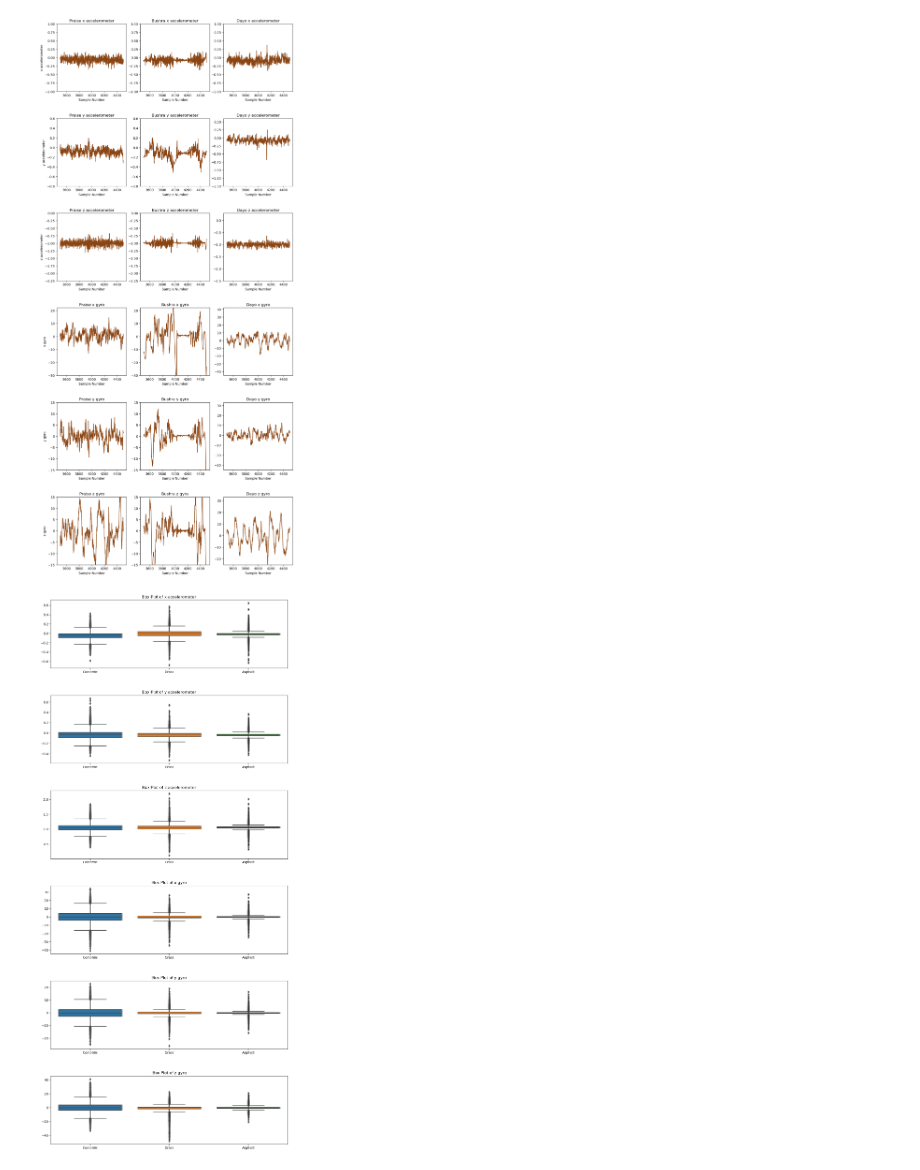
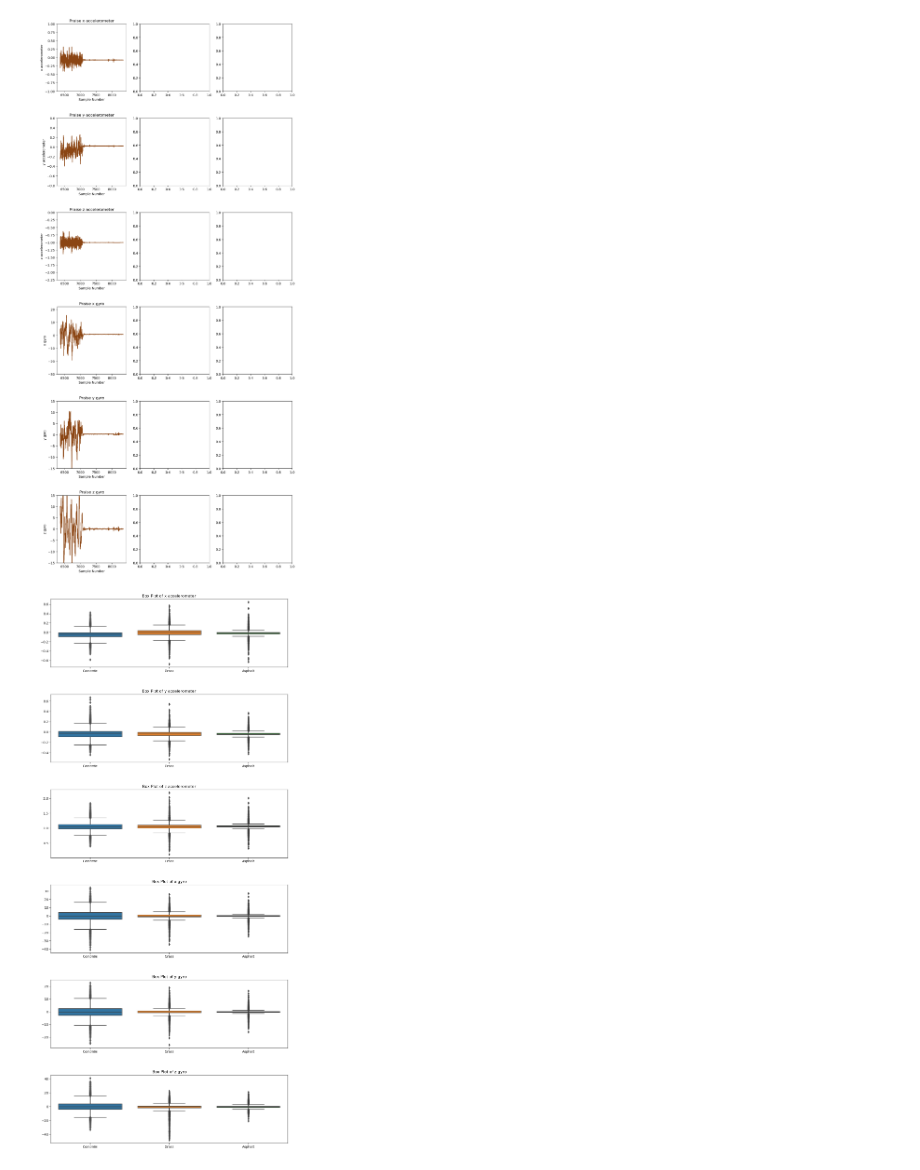
Before and after one commit to D-veloper/COMP4030-Data-Science-with-Machine-Learning, a Jupyter notebook: code/Individual Plots Praise.ipynb, the cells around one changed output. Cells and saved outputs as stored; diff of their text form; code cells hidden in the pictures.

Commit message:
trimmed my datasets and moved to combined folder

```diff
--- a/code/Individual Plots Praise.ipynb
+++ b/code/Individual Plots Praise.ipynb
@@ -23,7 +23,7 @@ p_stones_df = pd.read_csv('../datasets/praise/12_stones_coarse_wet.csv', header
 b_stones_df = pd.read_csv('../datasets/bushra/14_stones_coarse_wet.csv', header = None)
 d_stones_df = pd.read_csv('../datasets/dayo/16_stones_coarse_wet.csv', header = None)
 
-p_tile_df = pd.read_csv('../datasets/praise/18_tile_smooth.csv', header = None)
+p_tile_df = pd.read_csv('../datasets/praise/tile.csv', header = None)
 b_tile_df = pd.read_csv('../datasets/bushra/11_tile_smooth.csv', header = None)
 d_tile_df = pd.read_csv('../datasets/dayo/21_tile_smooth.csv', header = None)
 # %%
@@ -31,7 +31,7 @@ all_data_frames = [p_grass_df, p_concrete_df, p_asphalt_df, p_stones_df, p_tile_
 for df in all_data_frames:
     df.columns = columns
 # %%
-for i, feature in enumerate(grass_df.columns[1: ], 0):
+# for i, feature in enumerate(grass_df.columns[1: ], 0):
 
-    print(i, feature)
+#     print(i, feature)
 # %% [output]
@@ -255,53 +251,53 @@ fig, ax = plt.subplots(6, 3, figsize=(13, 30), gridspec_kw={'hspace': 0.4})
 
 for i, feature in enumerate(p_stones_df.columns[1:], 0):
 
-    ax[i, 0].plot(p_stones_df[3500:4500][feature], color = 'saddlebrown')
+    ax[i, 0].plot(p_stones_df[-2000:][feature], color = 'saddlebrown')
 
     ax[i, 0].set_title('Praise '+ feature)
 
     ax[i, 0].set_xlabel('Sample Number')
 
     ax[i, 0].set_ylabel(feature)
 
     if len(feature) > 6:
          ax[i, 0].set_ylim(-1, 1) if feature[0] == 'x' else ax[i, 0].set_ylim(-0.8, 0.6) if feature[0] == 'y' else ax[i, 0].set_ylim(-2.25, 0)
     else:
          ax[i, 0].set_ylim(-30, 22) if feature[0] == 'x' else ax[i, 0].set_ylim(-15, 15) if feature[0] == 'y' else ax[i, 0].set_ylim(-15, 15)
 
 
-for i, feature in enumerate(b_stones_df.columns[1:], 0):
+# for i, feature in enumerate(b_stones_df.columns[1:], 0):
 
-    ax[i, 1].plot(b_stones_df[3500:4500][feature], color = 'saddlebrown')
+#     ax[i, 1].plot(b_stones_df[3500:4500][feature], color = 'saddlebrown')
 
-    ax[i, 1].set_title('Bushra '+ feature)
+#     ax[i, 1].set_title('Bushra '+ feature)
 
-    ax[i, 1].set_xlabel('Sample Number')
+#     ax[i, 1].set_xlabel('Sample Number')
 
-    # ax[i, 1].set_ylabel(feature)
+#     # ax[i, 1].set_ylabel(feature)
 
-    if len(feature) > 6:
-         ax[i, 1].set_ylim(-1, 1) if feature[0] == 'x' else ax[i, 1].set_ylim(-0.8, 0.6) if feature[0] == 'y' else ax[i, 1].set_ylim(-2.25, 0)
-    else:
-         ax[i, 1].set_ylim(-30, 22) if feature[0] == 'x' else ax[i, 1].set_ylim(-15, 15) if feature[0] == 'y' else ax[i, 1].set_ylim(-15, 15)
+#     if len(feature) > 6:
+#          ax[i, 1].set_ylim(-1, 1) if feature[0] == 'x' else ax[i, 1].set_ylim(-0.8, 0.6) if feature[0] == 'y' else ax[i, 1].set_ylim(-2.25, 0)
+#     else:
+#          ax[i, 1].set_ylim(-30, 22) if feature[0] == 'x' else ax[i, 1].set_ylim(-15, 15) if feature[0] == 'y' else ax[i, 1].set_ylim(-15, 15)
 
-for i, feature in enumerate(d_stones_df.columns[1:], 0):
+# for i, feature in enumerate(d_stones_df.columns[1:], 0):
 
-    ax[i, 2].plot(d_stones_df[3500:4500][feature], color = 'saddlebrown')
+#     ax[i, 2].plot(d_stones_df[3500:4500][feature], color = 'saddlebrown')
 
-    ax[i, 2].set_title('Dayo '+ feature)
+#     ax[i, 2].set_title('Dayo '+ feature)
 
-    ax[i, 2].set_xlabel('Sample Number')
+#     ax[i, 2].set_xlabel('Sample Number')
 
-    # ax[i, 2].set_ylabel(feature)
+#     # ax[i, 2].set_ylabel(feature)
 
-    if len(feature) > 6:
-        ax[i, 2].set_ylim(-1, 1) if feature[0] == 'x' else ax[i, 2].set_ylim(-1.5, 0.6) if feature[0] == 'y' else ax[i, 2].set_ylim(-2.5, 0.3)
-    else:
-        ax[i, 2].set_ylim(-45, 42) if feature[0] == 'x' else ax[i, 2].set_ylim(-35, 33) if feature[0] == 'y' else ax[i, 2].set_ylim(-25, 33)
+#     if len(feature) > 6:
+#         ax[i, 2].set_ylim(-1, 1) if feature[0] == 'x' else ax[i, 2].set_ylim(-1.5, 0.6) if feature[0] == 'y' else ax[i, 2].set_ylim(-2.5, 0.3)
+#     else:
+#         ax[i, 2].set_ylim(-45, 42) if feature[0] == 'x' else ax[i, 2].set_ylim(-35, 33) if feature[0] == 'y' else ax[i, 2].set_ylim(-25, 33)
 
 plt.show()
 # %% [output]
-[figure, old version]
+[figure, new version]
 # %%
 fig, ax = plt.subplots(6, 1, figsize=(13, 30), gridspec_kw={'hspace': 0.4})
 
```
Also changed, not shown: parts of 5 cells of this notebook, 10 other files.
